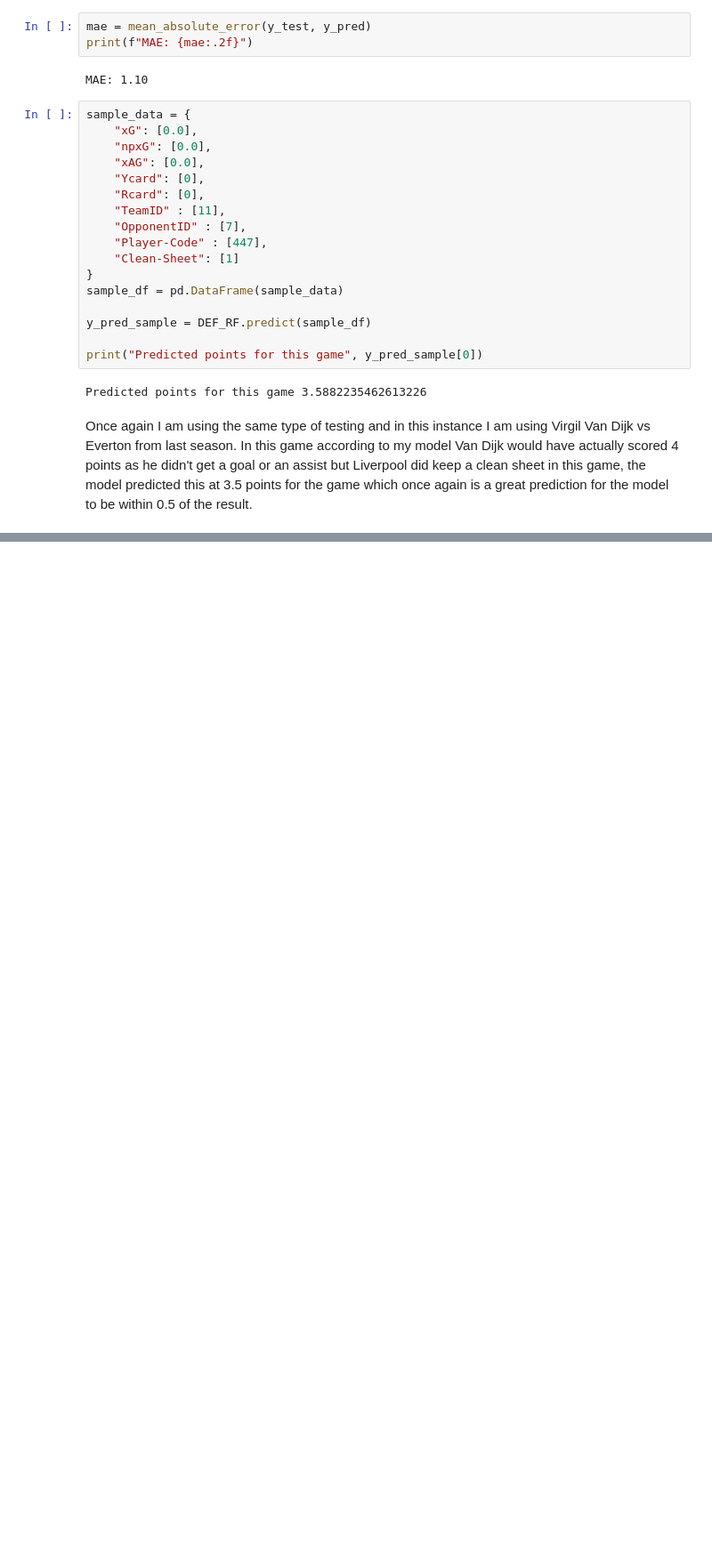
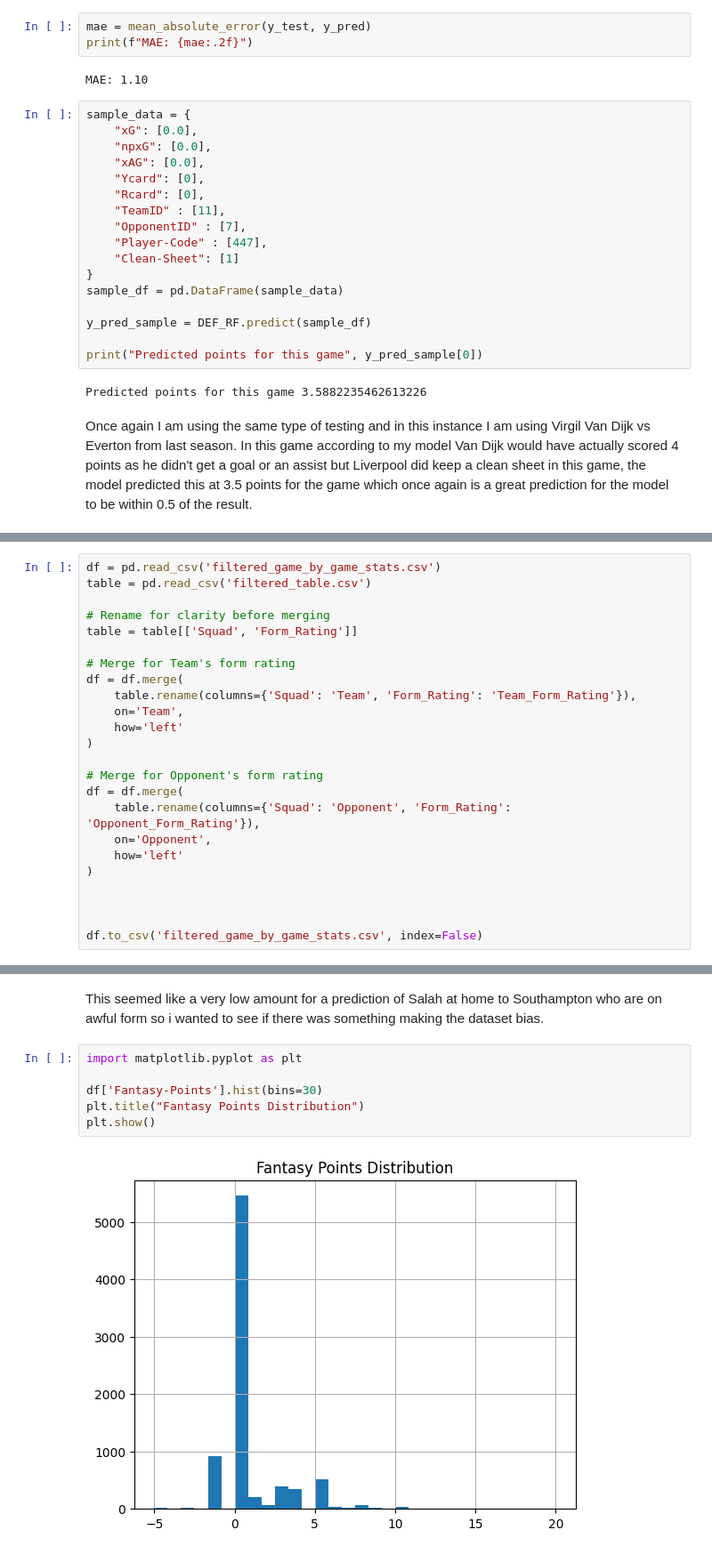
Before and after one commit to DoyleAaron/4th-year-final-project, a Jupyter notebook: Data-Scraping-Test/Points-Prediction.ipynb, the cells around one changed output, grey strips where cells are left out. Shown: that part at 89% size. Cells and saved outputs as stored; diff of their text form; blank space fills up the shorter version.

```diff
--- a/Data-Scraping-Test/Points-Prediction.ipynb
+++ b/Data-Scraping-Test/Points-Prediction.ipynb
@@ -323,0 +334,24 @@ Once again I am using the same type of testing and in this instance I am using V
+# %%
+df = pd.read_csv('filtered_game_by_game_stats.csv')
+table = pd.read_csv('filtered_table.csv')
+
+# Rename for clarity before merging
+table = table[['Squad', 'Form_Rating']]
+
+# Merge for Team's form rating
+df = df.merge(
+    table.rename(columns={'Squad': 'Team', 'Form_Rating': 'Team_Form_Rating'}),
+    on='Team',
+    how='left'
+)
+
+# Merge for Opponent's form rating
+df = df.merge(
+    table.rename(columns={'Squad': 'Opponent', 'Form_Rating': 'Opponent_Form_Rating'}),
+    on='Opponent',
+    how='left'
+)
+
+
+
+df.to_csv('filtered_game_by_game_stats.csv', index=False)
@@ -323,0 +403,10 @@ Once again I am using the same type of testing and in this instance I am using V
+# %% [markdown]
+This seemed like a very low amount for a prediction of Salah at home to Southampton who are on awful form so i wanted to see if there was something making the dataset bias.
+# %%
+import matplotlib.pyplot as plt
+
+df['Fantasy-Points'].hist(bins=30)
+plt.title("Fantasy Points Distribution")
+plt.show()
+# %% [output]
+[figure, added]
```
Also changed, not shown: parts of 30 cells of this notebook, 3 other files.
